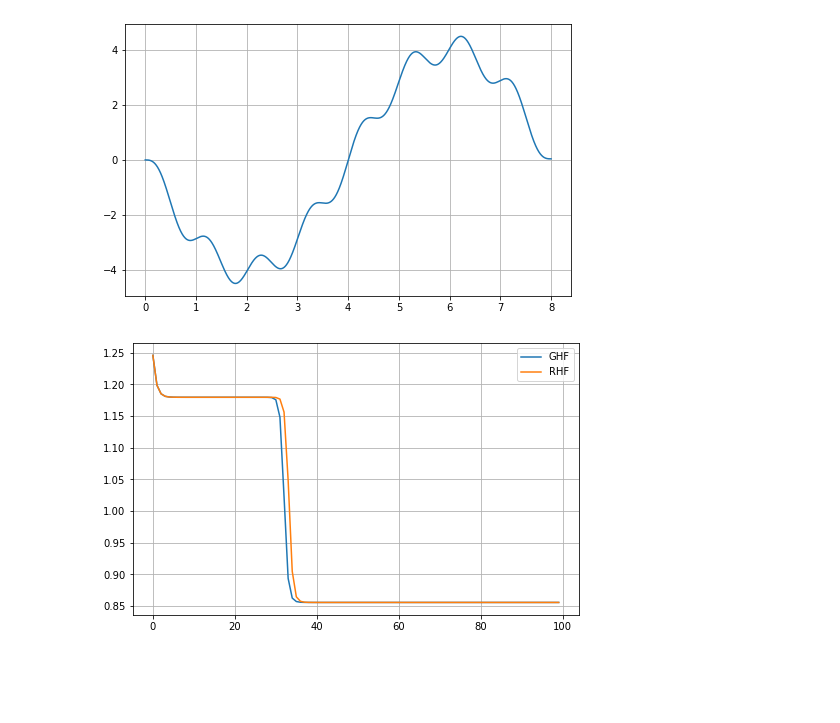
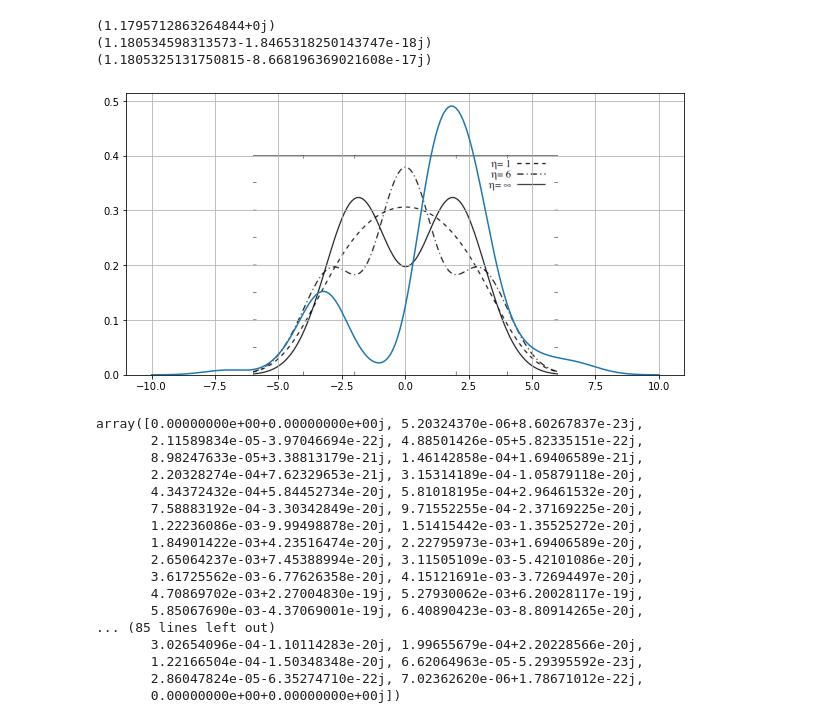
Before and after one commit to Matteo294/FYS4411, a Jupyter notebook: Project2/code/tdhf.ipynb, the cells around one changed output. Drawn from its saved outputs; the diff is of its cells as text; code cells hidden in the pictures; blank space fills up the shorter version.

Commit message:
laser on laser off

```diff
--- a/Project2/code/tdhf.ipynb
+++ b/Project2/code/tdhf.ipynb
@@ -48,9 +34,0 @@ rhf.plot_overlap(time, overlap)
-# %%
-rhf.plot_dipole(time, dipole)
-# %% [output]
-[figure, removed]
-# %%
-reload(do2)
-ghf.plot_energy_per_iteration(energy_ghf, energy_rhf)
-# %% [output]
-[figure, removed]
@@ -69,0 +35,11 @@ HTML(ani.to_jshtml())
+# %%
+reload(do2)
+dt = 1e-3
+T = 8*2*np.pi/omega
+ghf = do2.GHF(Omega=Omega, omega=omega, epsilon0=epsilon0)
+epsilon, C0 = ghf.solve_TIHF(tolerance=1e-6, max_iter=100, energy_per_step_ON=False)
+C_on, time_on, dipole_on = ghf.solve_TDHF(tstart=0, dt=dt, t_max= T, C0=C0, eval_overlap=False, eval_dipole=True, laser_ON=True)
+
+C_off, time_off, dipole_off = ghf.solve_TDHF(tstart=T, dt=dt, t_max=51*2*np.pi/omega, C0=C_on, eval_overlap=False, eval_dipole=True, laser_ON=False)
+
+ghf.plot_dipole(np.concatenate((time_on, time_off)), np.concatenate((dipole_on, dipole_off)))
@@ -69,0 +56,27 @@ HTML(ani.to_jshtml())
+# %%
+print(ghf.evaluate_total_energy(C0))
+print(ghf.evaluate_total_energy(C_on))
+print(ghf.evaluate_total_energy(C_off))
+ghf.eval_one_body_density(C_off, plot_ON=True)
+# %% [output]
+(1.1795712863264844+0j)
+(1.180534598313573-1.8465318250143747e-18j)
+(1.1805325131750815-8.668196369021608e-17j)
+[figure, added]
+array([0.00000000e+00+0.00000000e+00j, 5.20324370e-06+8.60267837e-23j,
+       2.11589834e-05-3.97046694e-22j, 4.88501426e-05+5.82335151e-22j,
+       8.98247633e-05+3.38813179e-21j, 1.46142858e-04+1.69406589e-21j,
+       2.20328274e-04+7.62329653e-21j, 3.15314189e-04-1.05879118e-20j,
+       4.34372432e-04+5.84452734e-20j, 5.81018195e-04+2.96461532e-20j,
+       7.58883192e-04-3.30342849e-20j, 9.71552255e-04-2.37169225e-20j,
+       1.22236086e-03-9.99498878e-20j, 1.51415442e-03-1.35525272e-20j,
+       1.84901422e-03+4.23516474e-20j, 2.22795973e-03+1.69406589e-20j,
+       2.65064237e-03+7.45388994e-20j, 3.11505109e-03-5.42101086e-20j,
+       3.61725562e-03-6.77626358e-20j, 4.15121691e-03-3.72694497e-20j,
+       4.70869702e-03+2.27004830e-19j, 5.27930062e-03+6.20028117e-19j,
+       5.85067690e-03-4.37069001e-19j, 6.40890423e-03-8.80914265e-20j,
+... (85 lines left out)
+       3.02654096e-04-1.10114283e-20j, 1.99655679e-04+2.20228566e-20j,
+       1.22166504e-04-1.50348348e-20j, 6.62064963e-05-5.29395592e-23j,
+       2.86047824e-05-6.35274710e-22j, 7.02362620e-06+1.78671012e-22j,
+       0.00000000e+00+0.00000000e+00j])
```
Also changed, not shown: parts of 8 cells of this notebook, 1 other file.
